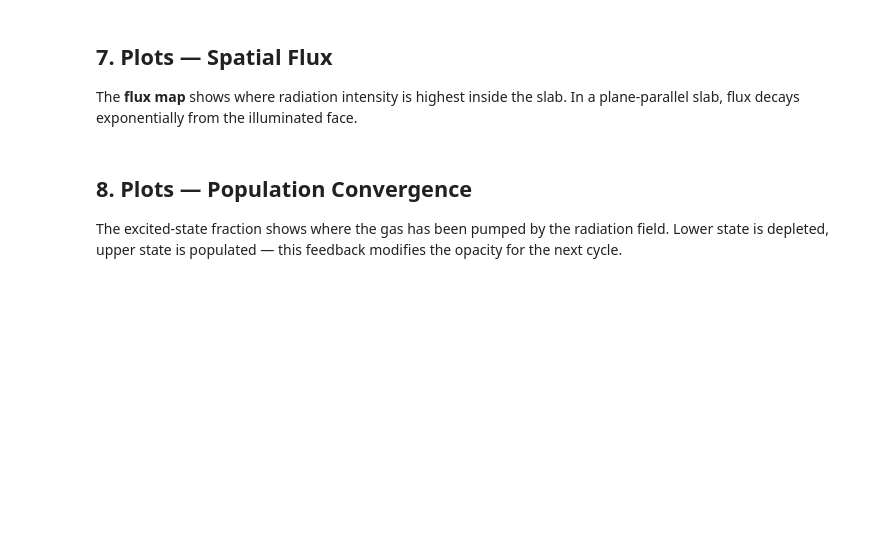
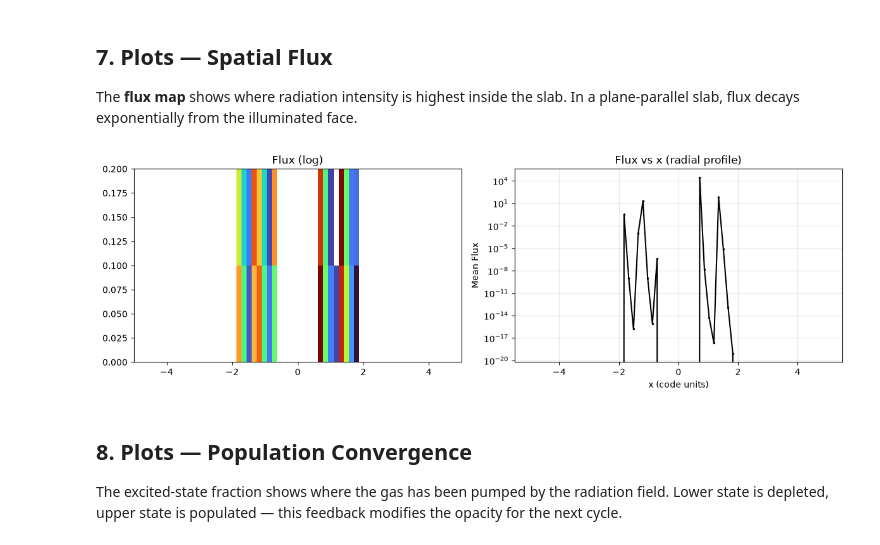
Before and after one commit to wll745881210/kratos_linerad, a Jupyter notebook: docs/examples/plane_parallel.ipynb, the cells around one changed output. Saved outputs shown, nothing was run; the diff lists cells and outputs as text; code cells hidden in the pictures; blank space fills up the shorter version.

```diff
--- a/docs/examples/plane_parallel.ipynb
+++ b/docs/examples/plane_parallel.ipynb
@@ -195,19 +259,21 @@ In a plane-parallel slab, flux decays exponentially from the illuminated face.
 # %%
 fig, (ax1, ax2) = plt.subplots(1, 2, figsize=(12, 4))
 
 plot_flux_slice(ax1, results[-1]['flx'], mesh, title='Flux (log)', log=True)
 
 # Radial profile: mean flux vs x
 x_cells = np.linspace(mesh['x_min'][0], mesh['x_min'][0] + mesh['dx'][0] * mesh['n_cell'][0], mesh['n_cell'][0])
-flx_1d = results[-1]['flx'].reshape(mesh['n_cell']).mean(axis=(1,2))
+flx_1d = results[-1]['flx'].reshape(*mesh['n_cell'], -1)[:, 0, 0, 0].copy()
 ax2.semilogy(x_cells, flx_1d, 'k.-', markersize=3)
 ax2.set_xlabel('x (code units)')
 ax2.set_ylabel('Mean Flux')
 ax2.set_title('Flux vs x (radial profile)')
 ax2.grid(True, alpha=0.3)
 
 plt.tight_layout()
 plt.show()
+# %% [output]
+[figure, added]
 # %% [markdown]
 ## 8. Plots — Population Convergence
 
```
Also changed, not shown: parts of 13 cells of this notebook, 20 other files.
